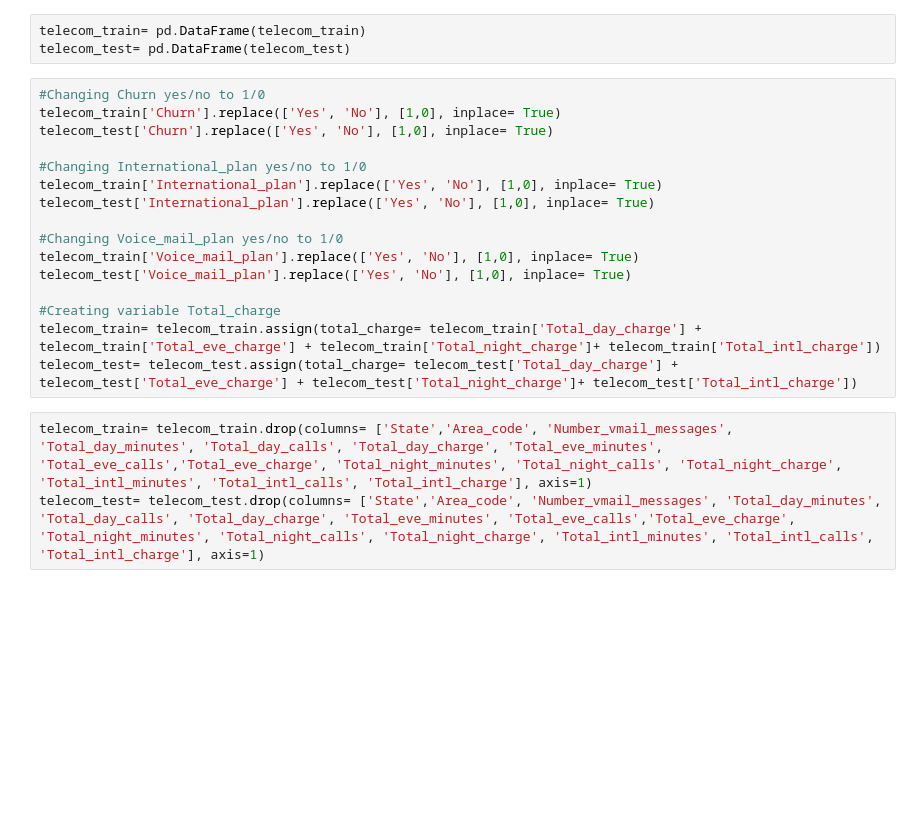
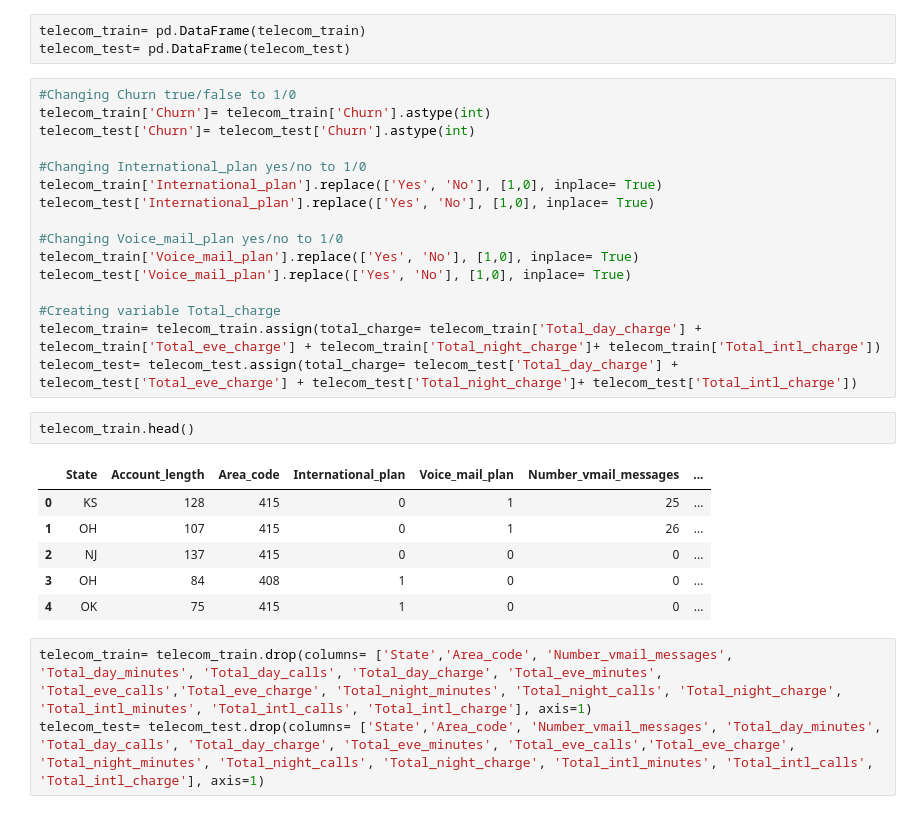
Before and after one commit to morgangant16/DATA-445, a Jupyter notebook: Exam 1/Question_2.ipynb, the cells around one changed output. Drawn from its saved outputs; the diff is of its cells as text; blank space fills up the shorter version.

```diff
--- a/Exam 1/Question_2.ipynb
+++ b/Exam 1/Question_2.ipynb
@@ -56,9 +56,9 @@ telecom_test.head()
 telecom_train= pd.DataFrame(telecom_train)
 telecom_test= pd.DataFrame(telecom_test)
 # %%
-#Changing Churn yes/no to 1/0
-telecom_train['Churn'].replace(['Yes', 'No'], [1,0], inplace= True)
-telecom_test['Churn'].replace(['Yes', 'No'], [1,0], inplace= True)
+#Changing Churn true/false to 1/0
+telecom_train['Churn']= telecom_train['Churn'].astype(int)
+telecom_test['Churn']= telecom_test['Churn'].astype(int)
 
 #Changing International_plan yes/no to 1/0
 telecom_train['International_plan'].replace(['Yes', 'No'], [1,0], inplace= True)
@@ -71,6 +71,15 @@ telecom_test['Voice_mail_plan'].replace(['Yes', 'No'], [1,0], inplace= True)
 #Creating variable Total_charge
 telecom_train= telecom_train.assign(total_charge= telecom_train['Total_day_charge'] + telecom_train['Total_eve_charge'] + telecom_train['Total_night_charge']+ telecom_train['Total_intl_charge'])
 telecom_test= telecom_test.assign(total_charge= telecom_test['Total_day_charge'] + telecom_test['Total_eve_charge'] + telecom_test['Total_night_charge']+ telecom_test['Total_intl_charge'])
+# %%
+telecom_train.head()
+# %% [output]
+|  | State | Account_length | Area_code | International_plan | Voice_mail_plan | Number_vmail_messages | ... |
+| 0 | KS | 128 | 415 | 0 | 1 | 25 | ... |
+| 1 | OH | 107 | 415 | 0 | 1 | 26 | ... |
+| 2 | NJ | 137 | 415 | 0 | 0 | 0 | ... |
+| 3 | OH | 84 | 408 | 1 | 0 | 0 | ... |
+| 4 | OK | 75 | 415 | 1 | 0 | 0 | ... |
 # %%
 telecom_train= telecom_train.drop(columns= ['State','Area_code', 'Number_vmail_messages', 'Total_day_minutes', 'Total_day_calls', 'Total_day_charge', 'Total_eve_minutes', 'Total_eve_calls','Total_eve_charge', 'Total_night_minutes', 'Total_night_calls', 'Total_night_charge', 'Total_intl_minutes', 'Total_intl_calls', 'Total_intl_charge'], axis=1)
 telecom_test= telecom_test.drop(columns= ['State','Area_code', 'Number_vmail_messages', 'Total_day_minutes', 'Total_day_calls', 'Total_day_charge', 'Total_eve_minutes', 'Total_eve_calls','Total_eve_charge', 'Total_night_minutes', 'Total_night_calls', 'Total_night_charge', 'Total_intl_minutes', 'Total_intl_calls', 'Total_intl_charge'], axis=1)
```
Also changed, not shown: parts of 9 cells of this notebook.
